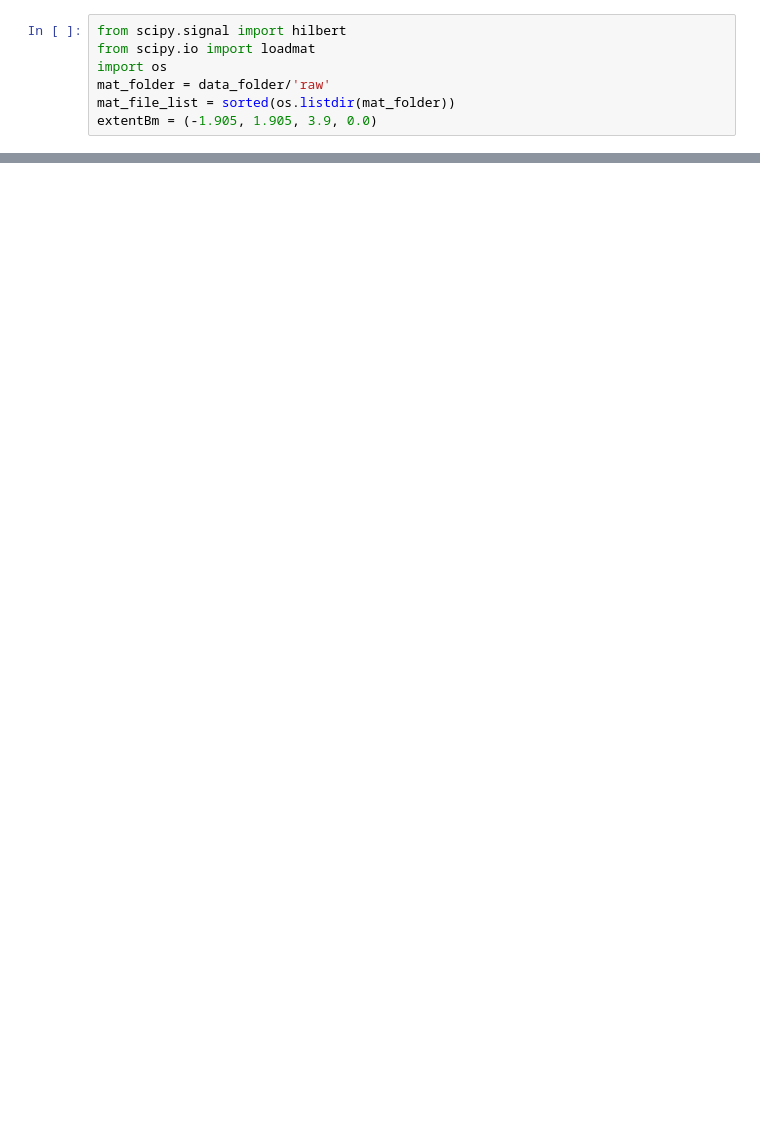
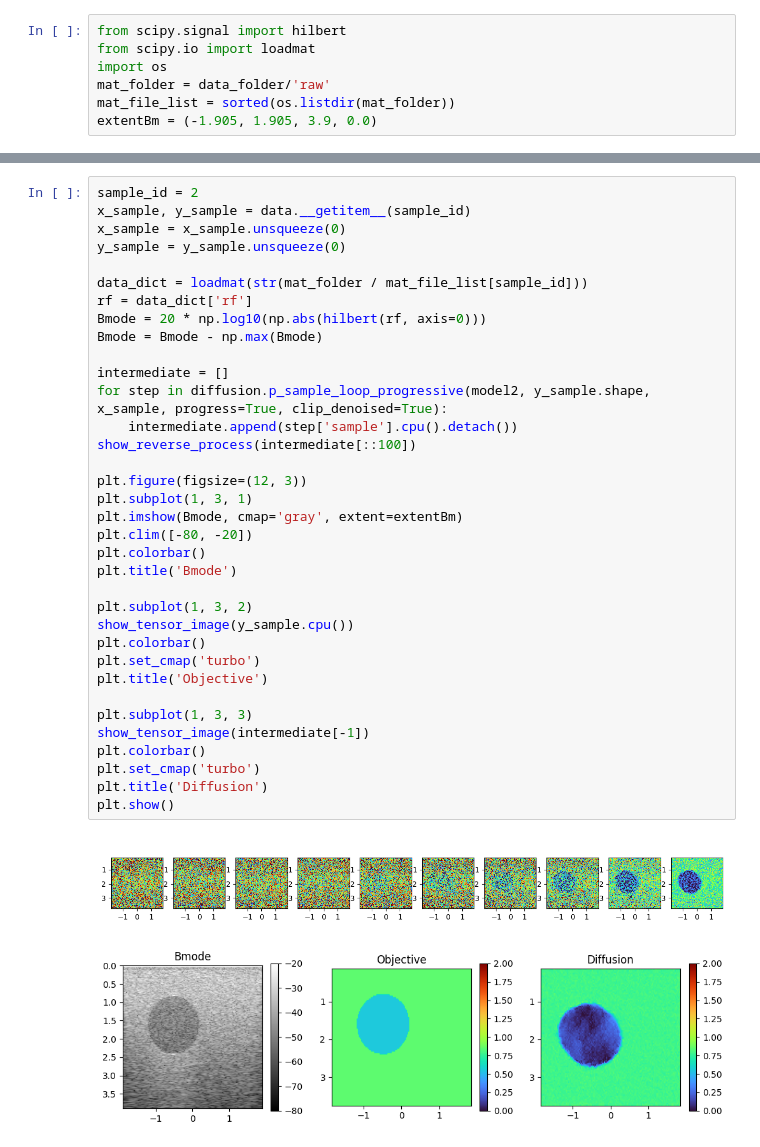
Before and after one commit to SebastianMerino/DL-Attenuation, a Jupyter notebook: sampling_simple.ipynb, the cells around one changed output, grey strips where cells are left out. Saved outputs shown, nothing was run; the diff lists cells and outputs as text; blank space fills up the shorter version.

```diff
--- a/sampling_simple.ipynb
+++ b/sampling_simple.ipynb
@@ -174,0 +159,38 @@ plt.show()
+# %%
+sample_id = 2
+x_sample, y_sample = data.__getitem__(sample_id)
+x_sample = x_sample.unsqueeze(0)
+y_sample = y_sample.unsqueeze(0)
+
+data_dict = loadmat(str(mat_folder / mat_file_list[sample_id]))
+rf = data_dict['rf']
+Bmode = 20 * np.log10(np.abs(hilbert(rf, axis=0)))
+Bmode = Bmode - np.max(Bmode)
+
+intermediate = []
+for step in diffusion.p_sample_loop_progressive(model2, y_sample.shape, x_sample, progress=True, clip_denoised=True):
+    intermediate.append(step['sample'].cpu().detach())
+show_reverse_process(intermediate[::100])
+
+plt.figure(figsize=(12, 3))
+plt.subplot(1, 3, 1)
+plt.imshow(Bmode, cmap='gray', extent=extentBm)
+plt.clim([-80, -20])
+plt.colorbar()
+plt.title('Bmode')
+
+plt.subplot(1, 3, 2)
+show_tensor_image(y_sample.cpu())
+plt.colorbar()
+plt.set_cmap('turbo')
+plt.title('Objective')
+
+plt.subplot(1, 3, 3)
+show_tensor_image(intermediate[-1])
+plt.colorbar()
+plt.set_cmap('turbo')
+plt.title('Diffusion')
+plt.show()
+# %% [output]
+[figure, added]
+[figure, added]
```
Also changed, not shown: parts of 8 cells of this notebook.
